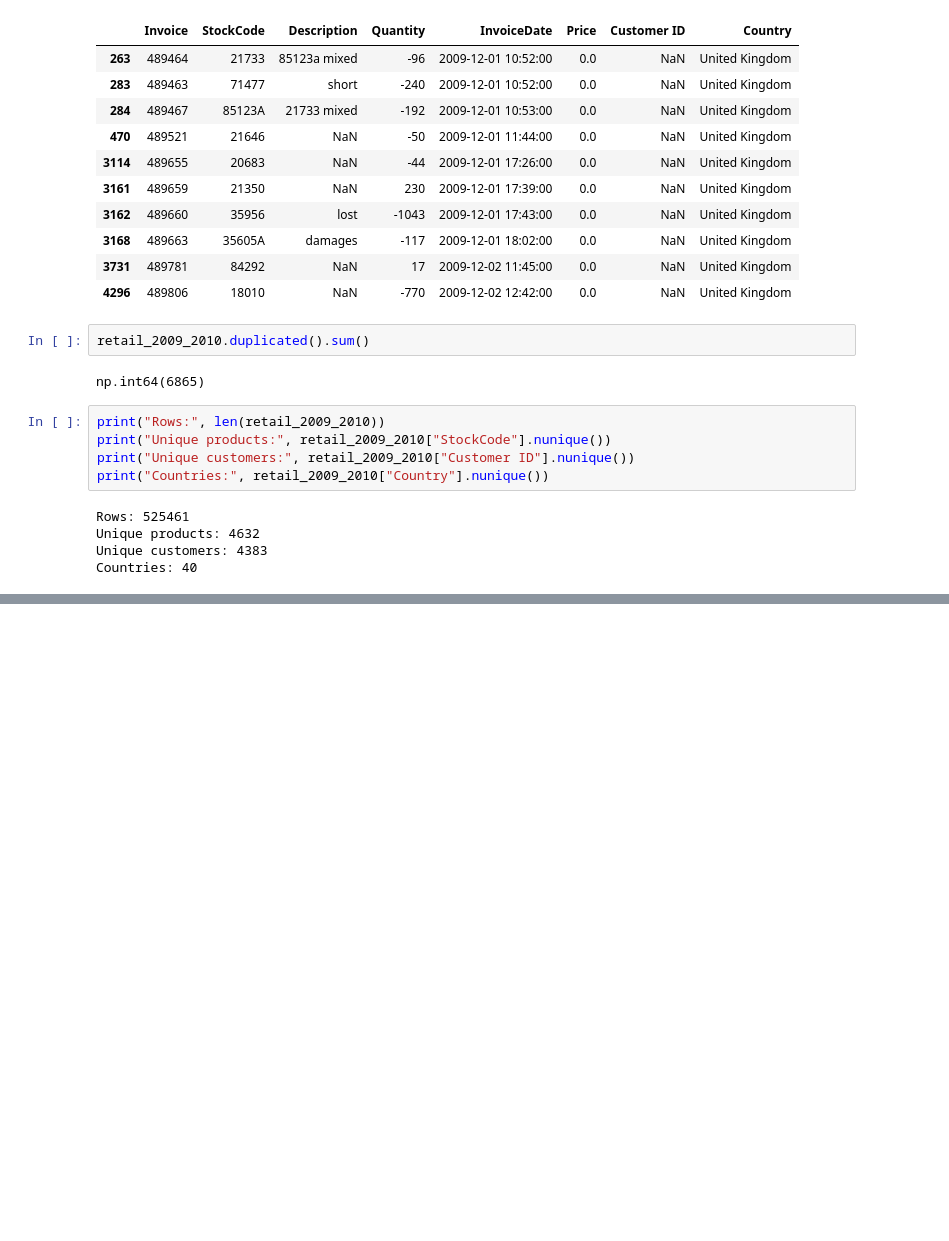
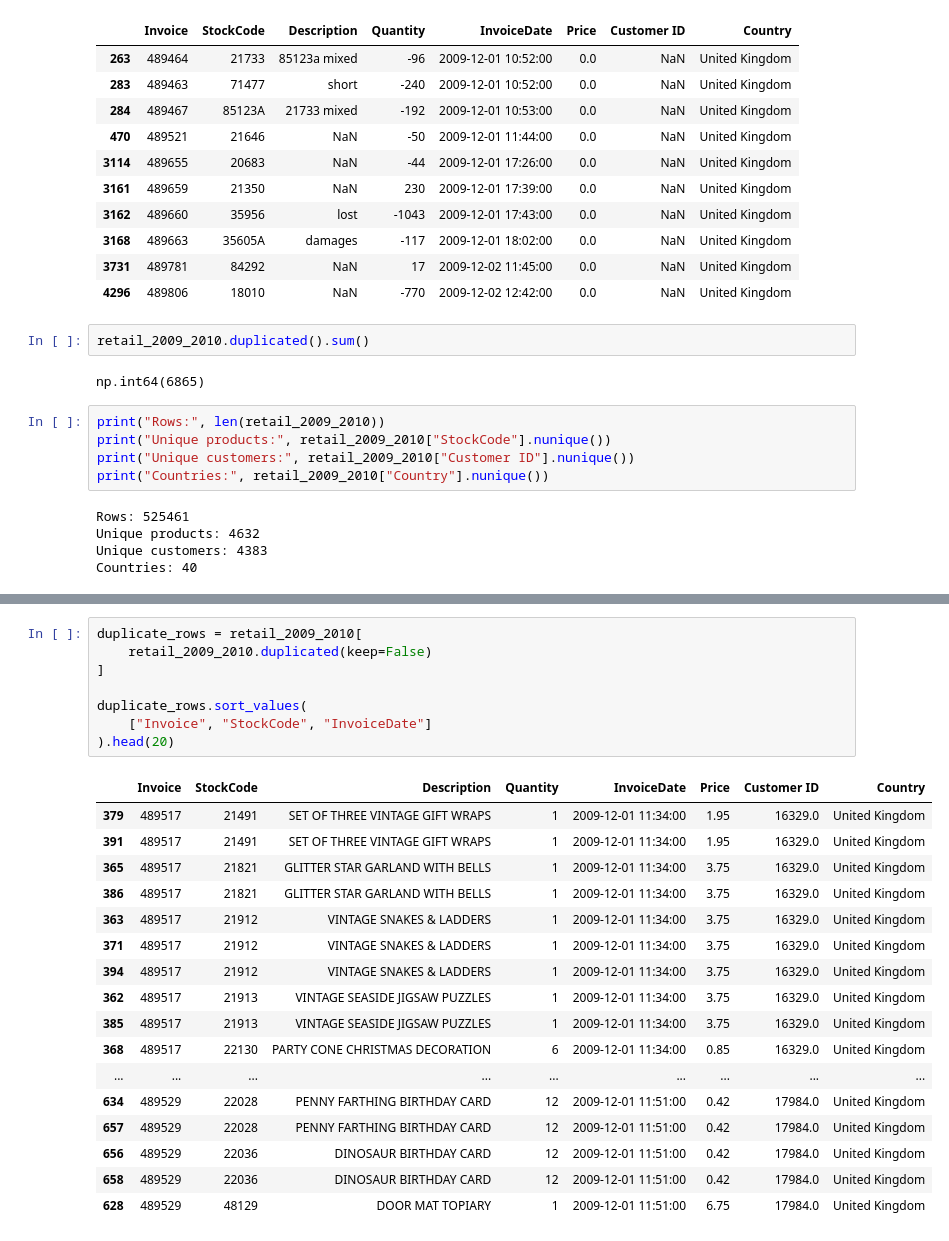
Before and after one commit to taragamache13/retail-demand-forecasting, a Jupyter notebook: notebooks/01_data_exploration.ipynb, the cells around one changed output, grey strips where cells are left out. Cells and saved outputs as stored; diff of their text form; blank space fills up the shorter version.

```diff
--- a/notebooks/01_data_exploration.ipynb
+++ b/notebooks/01_data_exploration.ipynb
@@ -152,0 +369,26 @@ Countries: 40
+# %%
+duplicate_rows = retail_2009_2010[
+    retail_2009_2010.duplicated(keep=False)
+]
+
+duplicate_rows.sort_values(
+    ["Invoice", "StockCode", "InvoiceDate"]
+).head(20)
+# %% [output]
+|  | Invoice | StockCode | Description | Quantity | InvoiceDate | Price | Customer ID | Country |
+| 379 | 489517 | 21491 | SET OF THREE VINTAGE GIFT WRAPS | 1 | 2009-12-01 11:34:00 | 1.95 | 16329.0 | United Kingdom |
+| 391 | 489517 | 21491 | SET OF THREE VINTAGE GIFT WRAPS | 1 | 2009-12-01 11:34:00 | 1.95 | 16329.0 | United Kingdom |
+| 365 | 489517 | 21821 | GLITTER STAR GARLAND WITH BELLS | 1 | 2009-12-01 11:34:00 | 3.75 | 16329.0 | United Kingdom |
+| 386 | 489517 | 21821 | GLITTER STAR GARLAND WITH BELLS | 1 | 2009-12-01 11:34:00 | 3.75 | 16329.0 | United Kingdom |
+| 363 | 489517 | 21912 | VINTAGE SNAKES & LADDERS | 1 | 2009-12-01 11:34:00 | 3.75 | 16329.0 | United Kingdom |
+| 371 | 489517 | 21912 | VINTAGE SNAKES & LADDERS | 1 | 2009-12-01 11:34:00 | 3.75 | 16329.0 | United Kingdom |
+| 394 | 489517 | 21912 | VINTAGE SNAKES & LADDERS | 1 | 2009-12-01 11:34:00 | 3.75 | 16329.0 | United Kingdom |
+| 362 | 489517 | 21913 | VINTAGE SEASIDE JIGSAW PUZZLES | 1 | 2009-12-01 11:34:00 | 3.75 | 16329.0 | United Kingdom |
+| 385 | 489517 | 21913 | VINTAGE SEASIDE JIGSAW PUZZLES | 1 | 2009-12-01 11:34:00 | 3.75 | 16329.0 | United Kingdom |
+| 368 | 489517 | 22130 | PARTY CONE CHRISTMAS DECORATION | 6 | 2009-12-01 11:34:00 | 0.85 | 16329.0 | United Kingdom |
+| ... | ... | ... | ... | ... | ... | ... | ... | ... |
+| 634 | 489529 | 22028 | PENNY FARTHING BIRTHDAY CARD | 12 | 2009-12-01 11:51:00 | 0.42 | 17984.0 | United Kingdom |
+| 657 | 489529 | 22028 | PENNY FARTHING BIRTHDAY CARD | 12 | 2009-12-01 11:51:00 | 0.42 | 17984.0 | United Kingdom |
+| 656 | 489529 | 22036 | DINOSAUR BIRTHDAY CARD | 12 | 2009-12-01 11:51:00 | 0.42 | 17984.0 | United Kingdom |
+| 658 | 489529 | 22036 | DINOSAUR BIRTHDAY CARD | 12 | 2009-12-01 11:51:00 | 0.42 | 17984.0 | United Kingdom |
+| 628 | 489529 | 48129 | DOOR MAT TOPIARY | 1 | 2009-12-01 11:51:00 | 6.75 | 17984.0 | United Kingdom |
```
Also changed, not shown: parts of 16 cells of this notebook.
